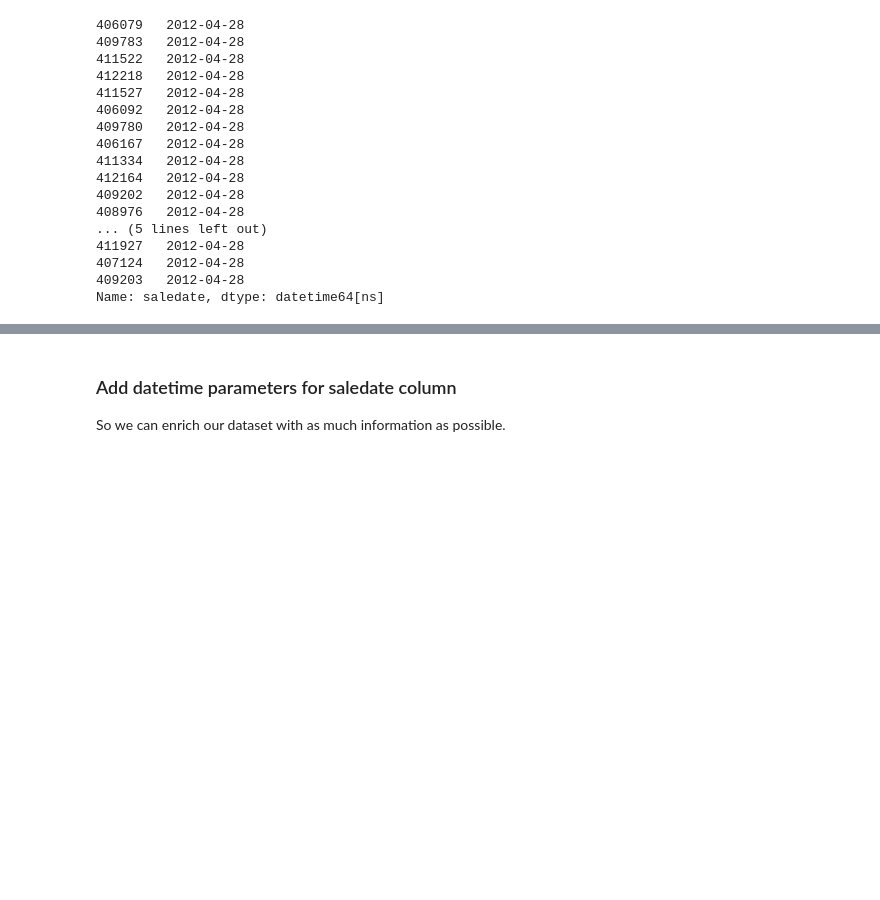
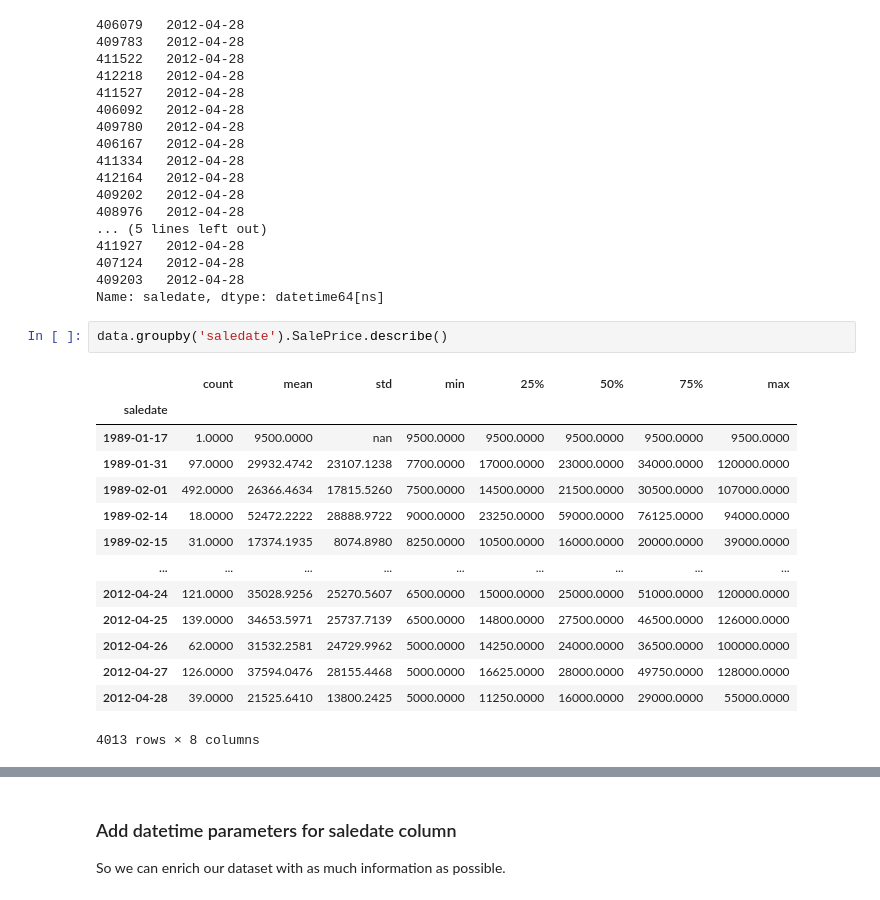
Before and after one commit to fares-ds/Blue-Book-for-Bulldozers-Kaggle-Competition, a Jupyter notebook: Blue_Book_for_Bulldozers_EDA.ipynb, the cells around one changed output, grey strips where cells are left out. Saved outputs shown, nothing was run; the diff lists cells and outputs as text; blank space fills up the shorter version.

```diff
--- a/Blue_Book_for_Bulldozers_EDA.ipynb
+++ b/Blue_Book_for_Bulldozers_EDA.ipynb
@@ -199,3 +199,20 @@ data.saledate.tail(20)
 407124   2012-04-28
 409203   2012-04-28
 Name: saledate, dtype: datetime64[ns]
+# %%
+data.groupby('saledate').SalePrice.describe()
+# %% [output]
+|  | count | mean | std | min | 25% | 50% | 75% | max |
+| saledate |  |  |  |  |  |  |  |  |
+| 1989-01-17 | 1.0000 | 9500.0000 | nan | 9500.0000 | 9500.0000 | 9500.0000 | 9500.0000 | 9500.0000 |
+| 1989-01-31 | 97.0000 | 29932.4742 | 23107.1238 | 7700.0000 | 17000.0000 | 23000.0000 | 34000.0000 | 120000.0000 |
+| 1989-02-01 | 492.0000 | 26366.4634 | 17815.5260 | 7500.0000 | 14500.0000 | 21500.0000 | 30500.0000 | 107000.0000 |
+| 1989-02-14 | 18.0000 | 52472.2222 | 28888.9722 | 9000.0000 | 23250.0000 | 59000.0000 | 76125.0000 | 94000.0000 |
+| 1989-02-15 | 31.0000 | 17374.1935 | 8074.8980 | 8250.0000 | 10500.0000 | 16000.0000 | 20000.0000 | 39000.0000 |
+| ... | ... | ... | ... | ... | ... | ... | ... | ... |
+| 2012-04-24 | 121.0000 | 35028.9256 | 25270.5607 | 6500.0000 | 15000.0000 | 25000.0000 | 51000.0000 | 120000.0000 |
+| 2012-04-25 | 139.0000 | 34653.5971 | 25737.7139 | 6500.0000 | 14800.0000 | 27500.0000 | 46500.0000 | 126000.0000 |
+| 2012-04-26 | 62.0000 | 31532.2581 | 24729.9962 | 5000.0000 | 14250.0000 | 24000.0000 | 36500.0000 | 100000.0000 |
+| 2012-04-27 | 126.0000 | 37594.0476 | 28155.4468 | 5000.0000 | 16625.0000 | 28000.0000 | 49750.0000 | 128000.0000 |
+| 2012-04-28 | 39.0000 | 21525.6410 | 13800.2425 | 5000.0000 | 11250.0000 | 16000.0000 | 29000.0000 | 55000.0000 |
+4013 rows × 8 columns
```
Also changed, not shown: parts of 2 cells of this notebook.
